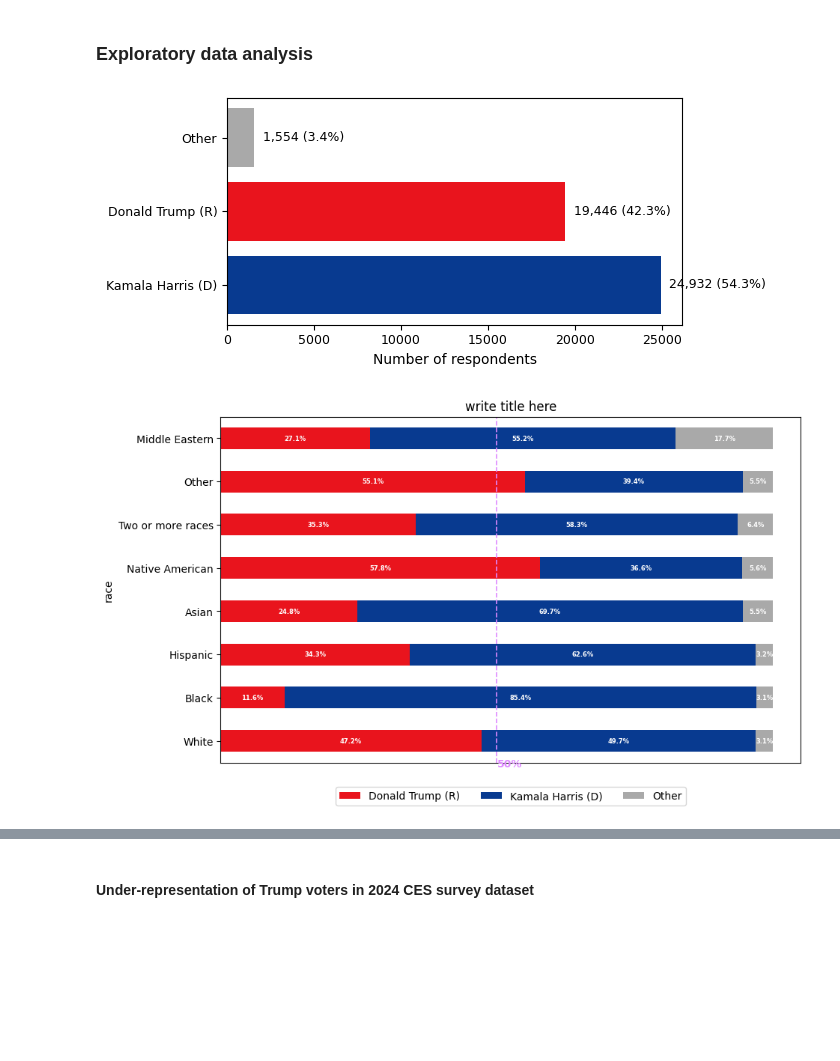
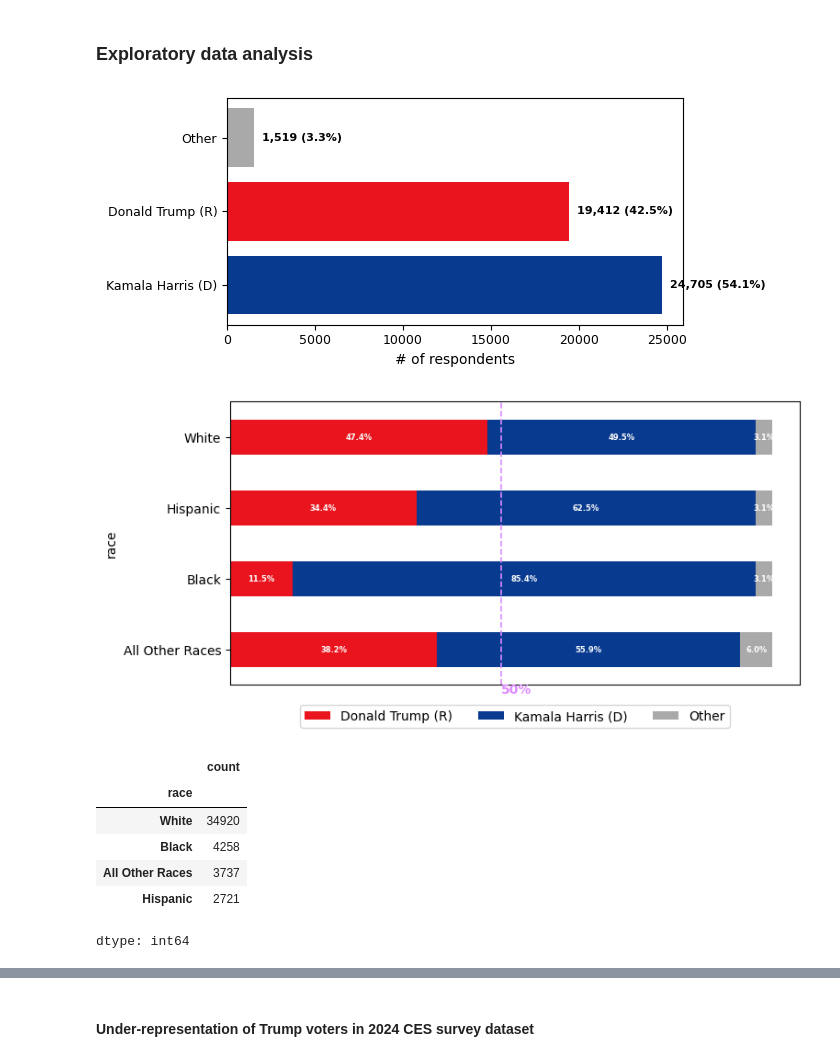
Before and after one commit to taliafabs/STA496, a Jupyter notebook: MidtermPaper/code/STA496_MidtermPaperCode.ipynb, the cells around one changed output, grey strips where cells are left out. Cells and saved outputs as stored; diff of their text form; code cells hidden in the pictures; blank space fills up the shorter version.

```diff
--- a/MidtermPaper/code/STA496_MidtermPaperCode.ipynb
+++ b/MidtermPaper/code/STA496_MidtermPaperCode.ipynb
@@ -35,3 +31,25 @@ ces24_df = pd.read_parquet(url, engine="pyarrow")
+# %%
+# ces 2024
+# url = "https://raw.githubusercontent.com/taliafabs/STA496/f2606bb9f82da6cc538e5f02998c73ee75dd13c7/MidtermPaper/data/ces24_analysis_data.parquet"
+url = "https://github.com/taliafabs/STA496/raw/main/MidtermPaper/data/ces24_analysis_data.parquet"
+ces24_df = pd.read_parquet(url, engine="pyarrow")
+
+# split race into Black, white, hispanic, and other
+# same approach as kuriwaki et al
+# ces24_df['race'].value_counts()
+race_map = {
+    'White': 'White',
+    'Black': 'Black',
+    'Hispanic': 'Hispanic',
+    'Asian': 'All Other Races',
+    'Two or more races': 'All Other Races',
+    'Other': 'All Other Races',
+    'Native American': 'All Other Races',
+    'Middle Eastern': 'All Other Races'
+}
+ces24_df['race'] = ces24_df['race'].map(race_map)
+# %%
+ces24_df = ces24_df[(ces24_df['gender'] == "Woman") | (ces24_df['gender'] == "Man")]
 # %%
 ces24_df.head()
 # %% [output]
@@ -54,7 +87,7 @@ gop_red = "#E9141D"
 other = 'darkgray'
 # %%
 # stacked bar plot using matplotlib
-def plot_stacked_bar(pct_df, figsize=(10, 6), label_fontsize=10, tick_fontsize=8,
+def plot_stacked_bar(pct_df, figsize=(8, 4), label_fontsize=10, tick_fontsize=8,
                      legend_fontsize=9, title='', legend_position = (0.5, -0.07),
                      legend_ncol=3):
     """
@@ -64,6 +97,13 @@ def plot_stacked_bar(pct_df, figsize=(10, 6), label_fontsize=10, tick_fontsize=8
     Output:
       - stacked bar plot
     """
+    # Define colors as a dictionary within the function
+    colors = {
+        'Donald Trump (R)': "#E9141D", # gop_red
+        'Kamala Harris (D)': "#083A90", # dem_blue
+        'Other': 'darkgray' # other
+    }
+
     new_plot = pct_df.plot(
         kind='barh',
         stacked=True,
@@ -124,25 +197,38 @@ colors = vote_counts.index.map({
 plt.figure(figsize=(7, 3))
 plt.barh(vote_counts.index, vote_counts.values, color=colors)
 # plt.title('CES 2024 Vote Counts and Percentages')
-plt.xlabel('Number of respondents')
+plt.xlabel('# of respondents')
 for i, (count, pct) in enumerate(zip(vote_counts, vote_pct)):
-    plt.text(count + 500, i, f'{count:,} ({pct:.1f}%)', va='center', fontsize=9)
+    plt.text(count + 500, i, f'{count:,} ({pct:.1f}%)', va='center',
+             color='black', fontsize=8, fontweight='bold')
+
 plt.tight_layout()
 # make x and y axis text smaller
 plt.xticks(fontsize=9)
 plt.yticks(fontsize=9)
 plt.show()
 # %% [output]
-[figure, old version]
+[figure, new version]
 # %%
 # race
+# make it categorical
+ces24_df['race'] = pd.Categorical(ces24_df['race'])
 race_vote_counts = pd.crosstab(ces24_df['race'], ces24_df['presvote24'])
 race_vote_prop = race_vote_counts.div(race_vote_counts.sum(axis=1), axis=0)
 race_vote_pct = race_vote_prop * 100
-title="write title here"
-plot_stacked_bar(race_vote_pct, title=title)
+plot_stacked_bar(race_vote_pct)
 # %% [output]
-[figure, old version]
+[figure, new version]
+# %%
+ces24_df['race'].value_counts()
+# %% [output]
+|  | count |
+| race |  |
+| White | 34920 |
+| Black | 4258 |
+| All Other Races | 3737 |
+| Hispanic | 2721 |
+dtype: int64
 # %%
 # educational divide
 educ_vote_counts = pd.crosstab(ces24_df['educ'], ces24_df['presvote24'])
```
Also changed, not shown: parts of 55 cells of this notebook.
